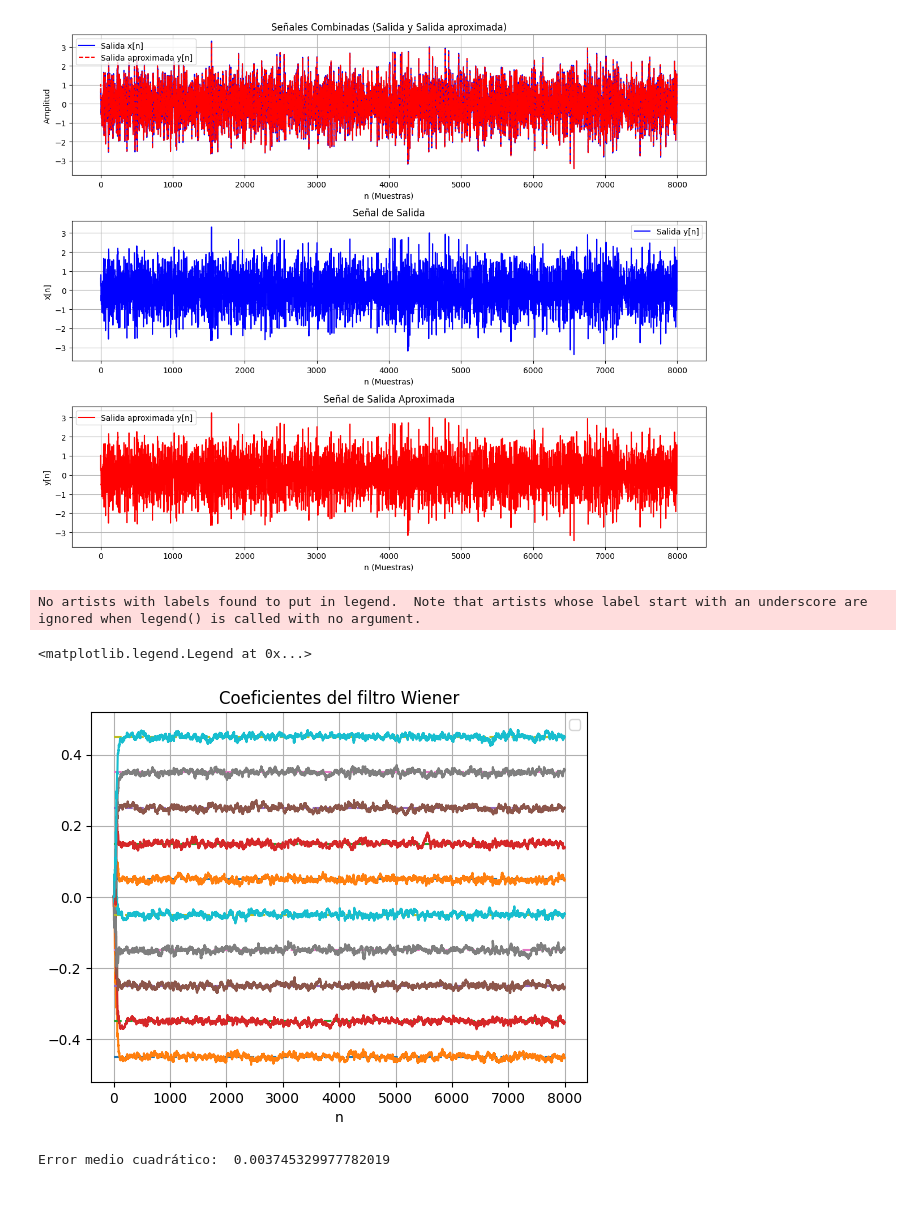
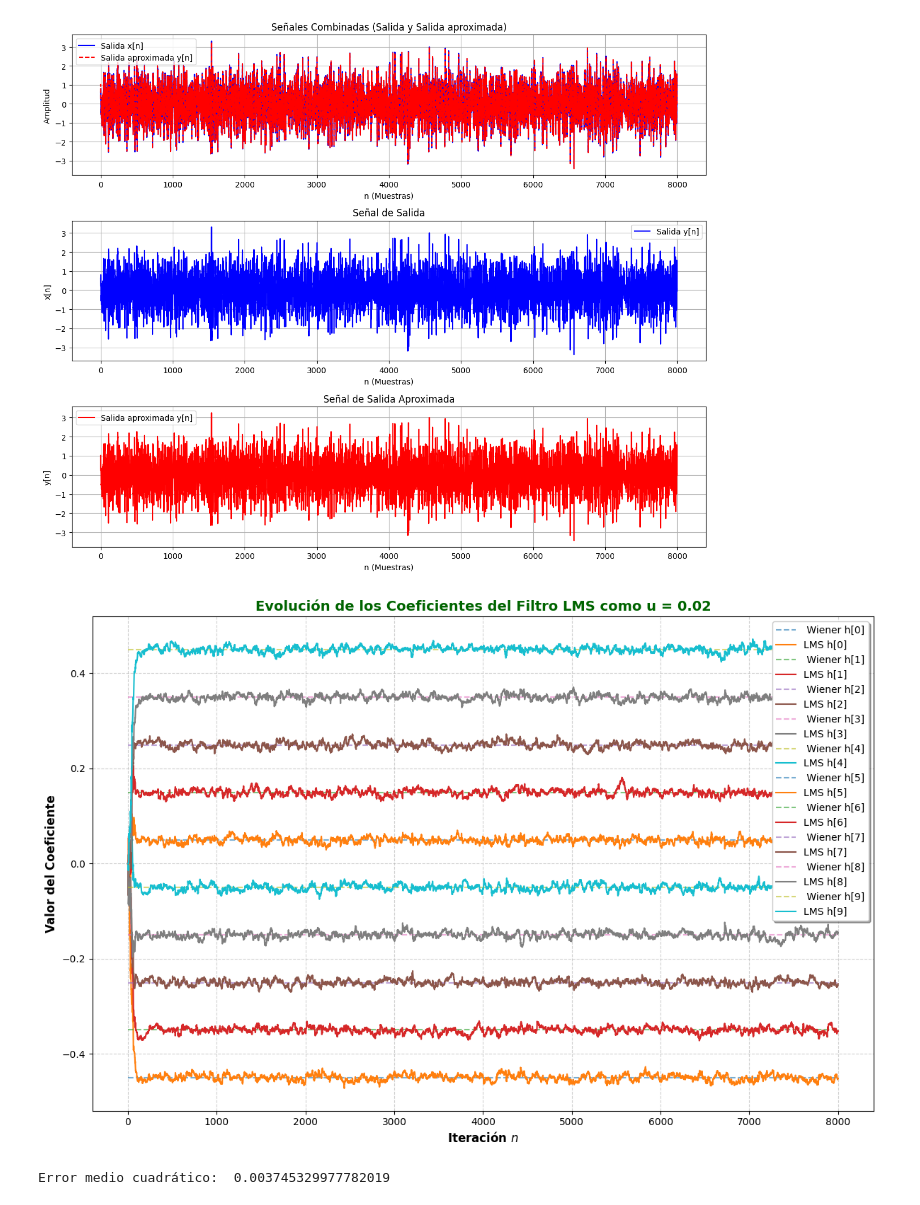
Before and after one commit to ExampleToFollow/PracticasPDS, a Jupyter notebook: Personal/TA_pregunta1.ipynb, the cells around one changed output. Drawn from its saved outputs; the diff is of its cells as text; code cells hidden in the pictures.

```diff
--- a/Personal/TA_pregunta1.ipynb
+++ b/Personal/TA_pregunta1.ipynb
@@ -195,33 +197,47 @@ plt.tight_layout()
 plt.show()
 # %% [output]
 [figure]
-# %%
-#EVALUANDO LMS
-M = 10
-N = len(input_lti)
-h_LMS = np.zeros((M,N))
-d_LMS = np.zeros(N)
-mu = 0.02
-xx = np.zeros(M)
-for n in range(N-1):
-    xx = np.roll(xx,1)
-    xx[0] = input_lti[n]
-    d_LMS[n] = np.dot(h_LMS[:,n],xx)
-    en = output_lti[n] - d_LMS[n]
-    h_LMS[:,n+1] = h_LMS[:,n] + 2 * mu * en * xx
-
-plt.figure()
-for i in range(M):
-    plt.plot([0,N],[W[i],W[i]], linestyle="--")
-    plt.plot(h_LMS[i,:])
-plt.grid('on')
-plt.xlabel('n')
-plt.title('Coeficientes del filtro Wiener')
-plt.legend()
-# %% [output]
-No artists with labels found to put in legend.  Note that artists whose label start with an underscore are ignored when legend() is called with no argument.
-<matplotlib.legend.Legend at 0x...>
-[figure, removed]
+# %%
+import numpy as np  # Importamos NumPy para manejo de arreglos y operaciones matemáticas
+import matplotlib.pyplot as plt  # Importamos Matplotlib para graficar
+
+# Definimos parámetros iniciales
+M = 10  # Número de coeficientes del filtro LMS
+N = len(input_lti)  # Longitud de la señal de entrada `input_lti`
+h_LMS = np.zeros((M, N))  # Matriz para almacenar los coeficientes del filtro LMS en cada iteración
+d_LMS = np.zeros(N)  # Vector para las salidas estimadas del filtro
+mu = 0.02  # Tasa de aprendizaje (step size) del algoritmo LMS
+xx = np.zeros(M)  # Ventana deslizante para almacenar las últimas `M` muestras de entrada
+# Iteración para calcular los coeficientes LMS
+for n in range(N-1):
+    # Desplazamos la ventana de muestras y añadimos la nueva muestra de entrada
+    xx = np.roll(xx, 1)  # Desplazamos los valores hacia la derecha
+    xx[0] = input_lti[n]  # Insertamos el nuevo valor al inicio de la ventana
+    # Calculamos la salida estimada usando los coeficientes actuales
+    d_LMS[n] = np.dot(h_LMS[:, n], xx)
+    # Calculamos el error entre la salida real y la estimada
+    en = output_lti[n] - d_LMS[n]
+    # Actualizamos los coeficientes del filtro LMS
+    h_LMS[:, n+1] = h_LMS[:, n] + 2 * mu * en * xx
+
+# Mejoramos el estilo de la gráfica
+plt.figure(figsize=(12, 8))  # Tamaño de la figura
+for i in range(M):
+    # Graficamos las líneas de referencia para los coeficientes del filtro Wiener
+    plt.plot([0, N], [W[i], W[i]], linestyle="--", label=f' Wiener h[{i}]', alpha=0.6)
+    # Graficamos la evolución de cada coeficiente del filtro LMS
+    plt.plot(h_LMS[i, :], label=f'LMS h[{i}]', linewidth=1.5)
+
+# Añadimos detalles a la gráfica
+plt.grid(True, linestyle='--', alpha=0.6)  # Cuadrícula con transparencia
+plt.xlabel('Iteración $n$', fontsize=12, weight='bold')  # Etiqueta del eje X con estilo
+plt.ylabel('Valor del Coeficiente', fontsize=12, weight='bold')  # Etiqueta del eje Y con estilo
+plt.title('Evolución de los Coeficientes del Filtro LMS como u = 0.02', fontsize=14, weight='bold', color='darkgreen')  # Título destacado
+plt.legend(fontsize=10, loc='upper right', frameon=True, shadow=True)  # Leyenda con sombreado y posición
+plt.tight_layout()  # Ajusta automáticamente los márgenes
+plt.show()  # Muestra la gráfica
+# %% [output]
+[figure, added]
 # %%
 #Calcular Error
 print('Error medio cuadrático: ',np.mean((output_lti-d_LMS)**2))
```
Also changed, not shown: parts of 6 cells of this notebook, 3 other files.
